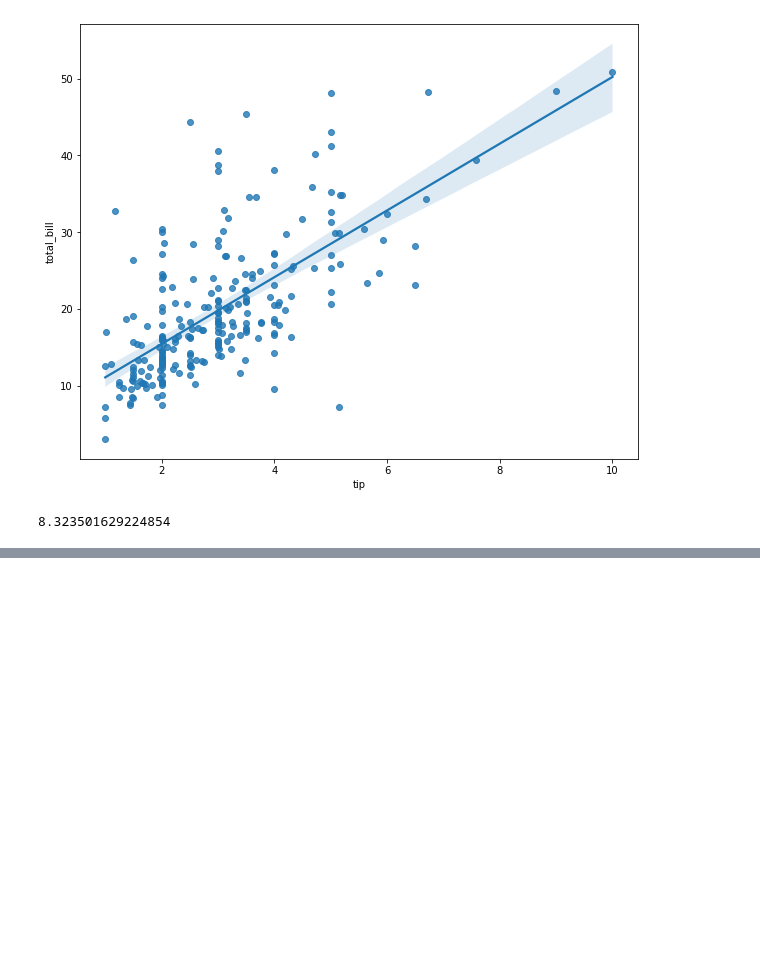
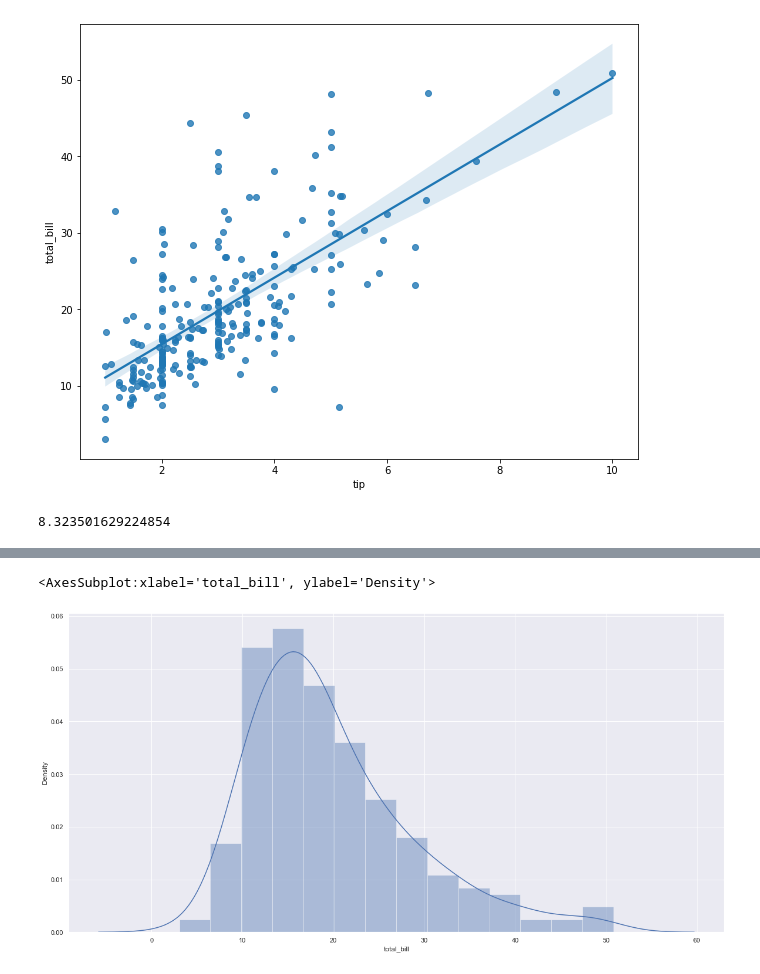
Before and after one commit to gacheru101/Tip-prediction, a Jupyter notebook: Data visualization- Distribution Plots.ipynb, the cells around one changed output, grey strips where cells are left out. Cells and saved outputs as stored; diff of their text form; code cells hidden in the pictures; blank space fills up the shorter version.

```diff
--- a/Data visualization- Distribution Plots.ipynb
+++ b/Data visualization- Distribution Plots.ipynb
@@ -74,0 +80,6 @@ sns.violinplot(x=mydata["sex"], y=mydata["total_bill"])
+# %%
+#histogram of the total bill distribution
+sns.distplot( a=mydata["total_bill"], hist=True, kde=True, rug=False )
+# %% [output]
+<AxesSubplot:xlabel='total_bill', ylabel='Density'>
+[figure, added]
```
Also changed, not shown: parts of 5 cells of this notebook, 1 other file.
